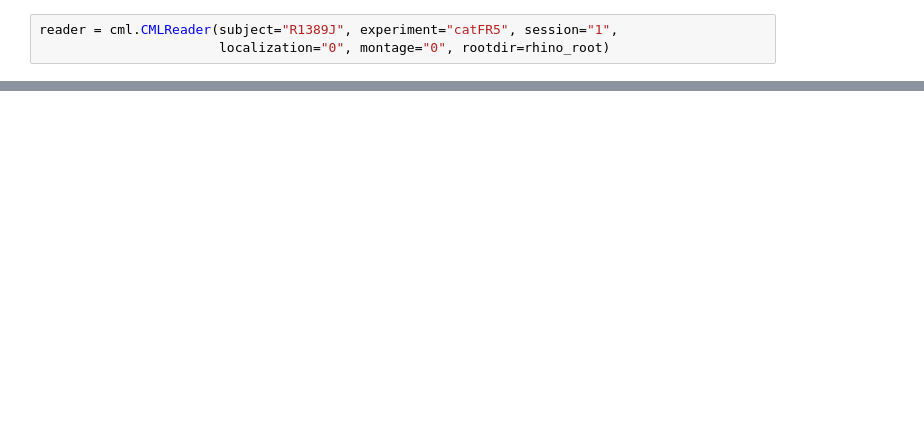
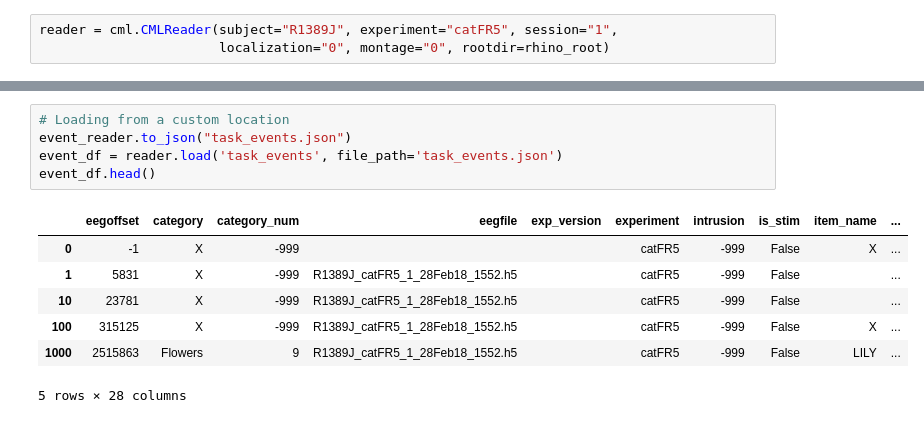
Before and after one commit to pennmem/cmlreaders, a Jupyter notebook: docs/getting_started.ipynb, the cells around one changed output, grey strips where cells are left out. Drawn from its saved outputs; the diff is of its cells as text; blank space fills up the shorter version.

```diff
--- a/docs/getting_started.ipynb
+++ b/docs/getting_started.ipynb
@@ -171,0 +271,13 @@ electrode_coord_df.head()
+# %%
+# Loading from a custom location
+event_reader.to_json("task_events.json")
+event_df = reader.load('task_events', file_path='task_events.json')
+event_df.head()
+# %% [output]
+|  | eegoffset | category | category_num | eegfile | exp_version | experiment | intrusion | is_stim | item_name | ... |
+| 0 | -1 | X | -999 |  |  | catFR5 | -999 | False | X | ... |
+| 1 | 5831 | X | -999 | R1389J_catFR5_1_28Feb18_1552.h5 |  | catFR5 | -999 | False |  | ... |
+| 10 | 23781 | X | -999 | R1389J_catFR5_1_28Feb18_1552.h5 |  | catFR5 | -999 | False |  | ... |
+| 100 | 315125 | X | -999 | R1389J_catFR5_1_28Feb18_1552.h5 |  | catFR5 | -999 | False | X | ... |
+| 1000 | 2515863 | Flowers | 9 | R1389J_catFR5_1_28Feb18_1552.h5 |  | catFR5 | -999 | False | LILY | ... |
+5 rows × 28 columns
```
Also changed, not shown: parts of 32 cells of this notebook, 1 other file.
